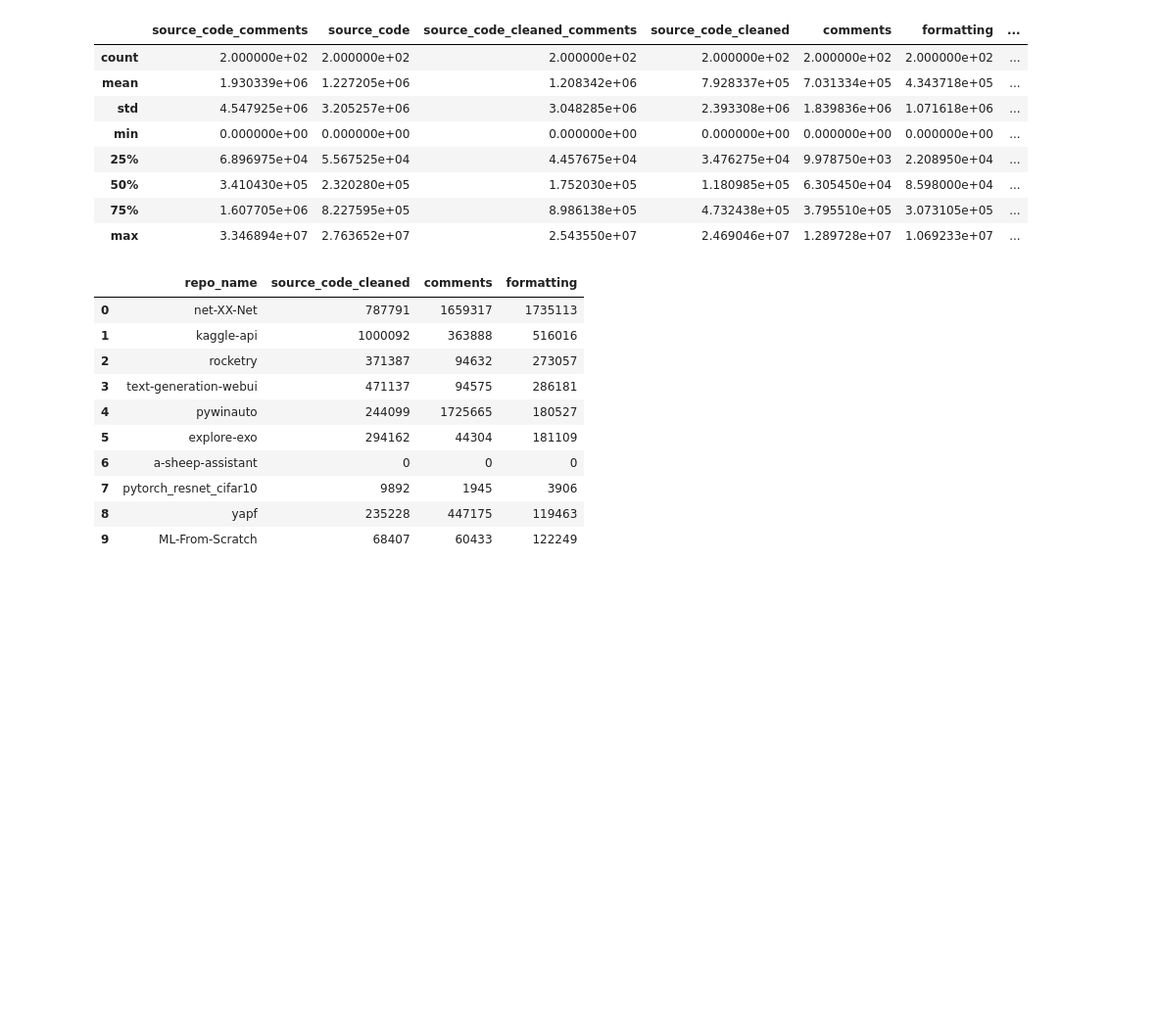
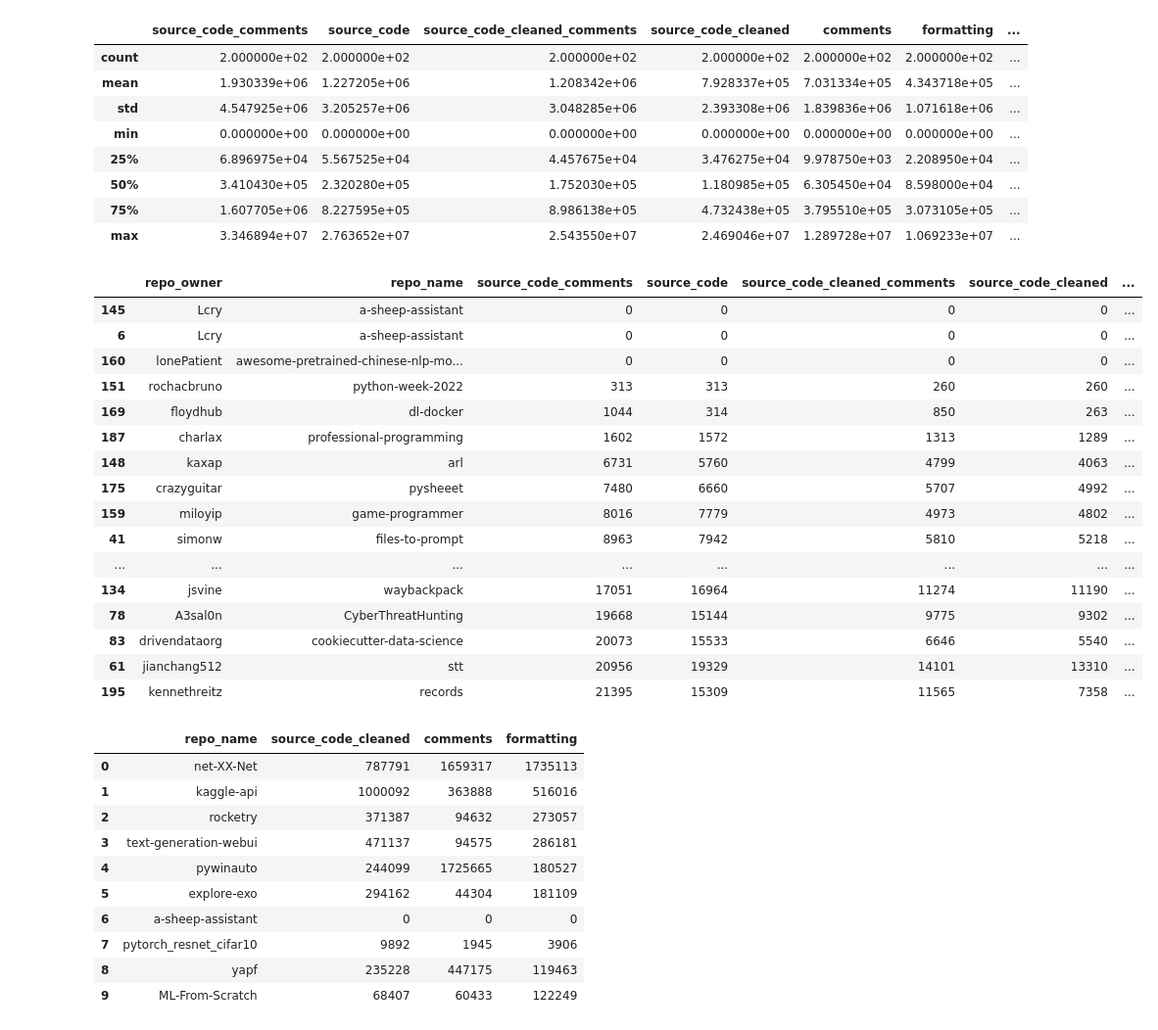
Before and after one commit to df1000/ma_automated_documentation, a Jupyter notebook: preprocessing/05_counts.ipynb, the cells around one changed output. Shown: that part at 98% size. Saved outputs shown, nothing was run; the diff lists cells and outputs as text; code cells hidden in the pictures; blank space fills up the shorter version.

```diff
--- a/preprocessing/05_counts.ipynb
+++ b/preprocessing/05_counts.ipynb
@@ -37,6 +37,26 @@ df.describe()
 | 50% | 3.410430e+05 | 2.320280e+05 | 1.752030e+05 | 1.180985e+05 | 6.305450e+04 | 8.598000e+04 | ... |
 | 75% | 1.607705e+06 | 8.227595e+05 | 8.986138e+05 | 4.732438e+05 | 3.795510e+05 | 3.073105e+05 | ... |
 | max | 3.346894e+07 | 2.763652e+07 | 2.543550e+07 | 2.469046e+07 | 1.289728e+07 | 1.069233e+07 | ... |
+# %%
+df.sort_values('source_code_comments').head(20)
+# %% [output]
+|  | repo_owner | repo_name | source_code_comments | source_code | source_code_cleaned_comments | source_code_cleaned | ... |
+| 145 | Lcry | a-sheep-assistant | 0 | 0 | 0 | 0 | ... |
+| 6 | Lcry | a-sheep-assistant | 0 | 0 | 0 | 0 | ... |
+| 160 | lonePatient | awesome-pretrained-chinese-nlp-mo... | 0 | 0 | 0 | 0 | ... |
+| 151 | rochacbruno | python-week-2022 | 313 | 313 | 260 | 260 | ... |
+| 169 | floydhub | dl-docker | 1044 | 314 | 850 | 263 | ... |
+| 187 | charlax | professional-programming | 1602 | 1572 | 1313 | 1289 | ... |
+| 148 | kaxap | arl | 6731 | 5760 | 4799 | 4063 | ... |
+| 175 | crazyguitar | pysheeet | 7480 | 6660 | 5707 | 4992 | ... |
+| 159 | miloyip | game-programmer | 8016 | 7779 | 4973 | 4802 | ... |
+| 41 | simonw | files-to-prompt | 8963 | 7942 | 5810 | 5218 | ... |
+| ... | ... | ... | ... | ... | ... | ... | ... |
+| 134 | jsvine | waybackpack | 17051 | 16964 | 11274 | 11190 | ... |
+| 78 | A3sal0n | CyberThreatHunting | 19668 | 15144 | 9775 | 9302 | ... |
+| 83 | drivendataorg | cookiecutter-data-science | 20073 | 15533 | 6646 | 5540 | ... |
+| 61 | jianchang512 | stt | 20956 | 19329 | 14101 | 13310 | ... |
+| 195 | kennethreitz | records | 21395 | 15309 | 11565 | 7358 | ... |
 # %%
 df_2 = df[['repo_name', 'source_code_cleaned', 'comments', 'formatting']]
 # %%
```
Also changed, not shown: 2 other files.
